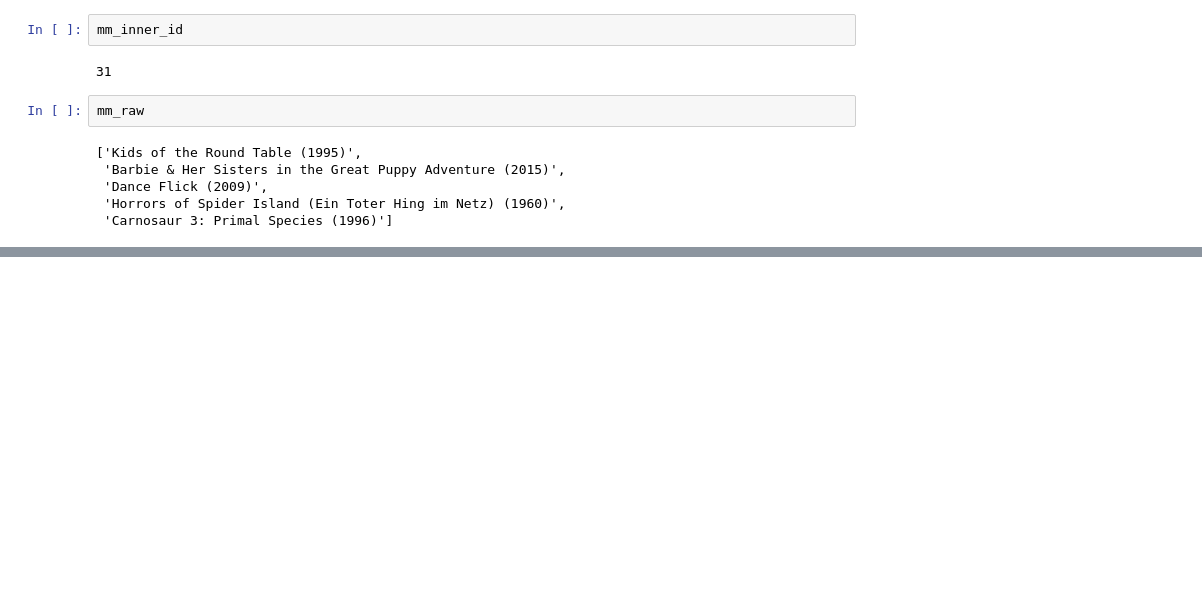
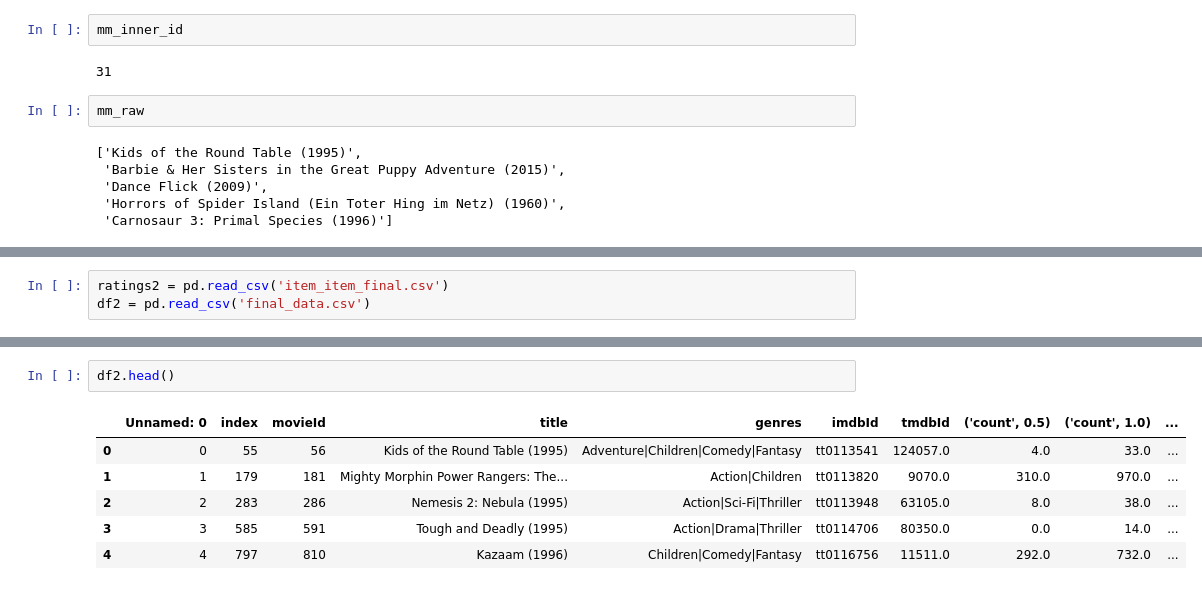
Before and after one commit to jmcneilkeller/Good_Bad_Movies, a Jupyter notebook: Implementation.ipynb, the cells around one changed output, grey strips where cells are left out. Saved outputs shown, nothing was run; the diff lists cells and outputs as text; blank space fills up the shorter version.

```diff
--- a/Implementation.ipynb
+++ b/Implementation.ipynb
@@ -149,0 +165,3 @@ mm_raw
+# %%
+ratings2 = pd.read_csv('item_item_final.csv')
+df2 = pd.read_csv('final_data.csv')
@@ -149,0 +177,9 @@ mm_raw
+# %%
+df2.head()
+# %% [output]
+|  | Unnamed: 0 | index | movieId | title | genres | imdbId | tmdbId | ('count', 0.5) | ('count', 1.0) | ... |
+| 0 | 0 | 55 | 56 | Kids of the Round Table (1995) | Adventure|Children|Comedy|Fantasy | tt0113541 | 124057.0 | 4.0 | 33.0 | ... |
+| 1 | 1 | 179 | 181 | Mighty Morphin Power Rangers: The... | Action|Children | tt0113820 | 9070.0 | 310.0 | 970.0 | ... |
+| 2 | 2 | 283 | 286 | Nemesis 2: Nebula (1995) | Action|Sci-Fi|Thriller | tt0113948 | 63105.0 | 8.0 | 38.0 | ... |
+| 3 | 3 | 585 | 591 | Tough and Deadly (1995) | Action|Drama|Thriller | tt0114706 | 80350.0 | 0.0 | 14.0 | ... |
+| 4 | 4 | 797 | 810 | Kazaam (1996) | Children|Comedy|Fantasy | tt0116756 | 11511.0 | 292.0 | 732.0 | ... |
```
Also changed, not shown: parts of 26 cells of this notebook, 2 other files.
